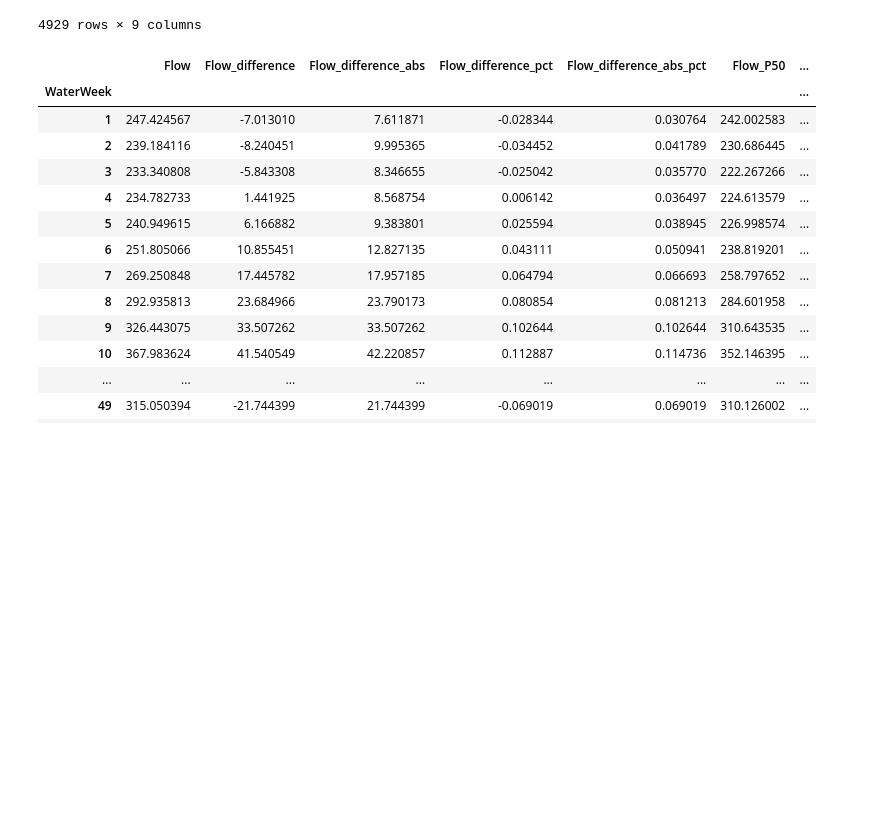
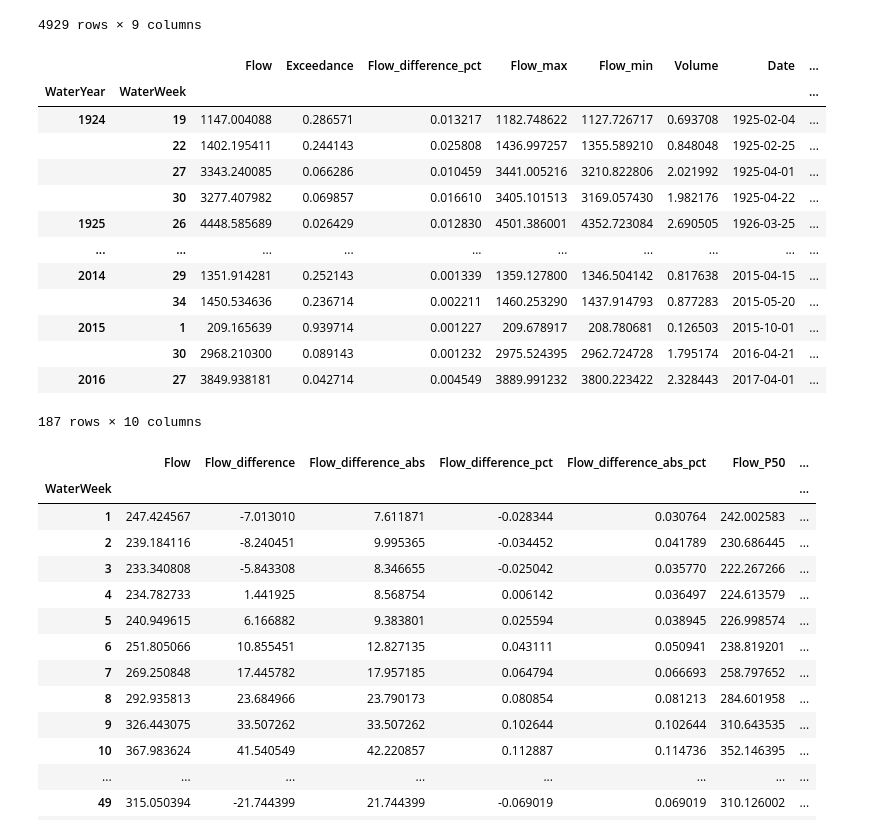
Before and after one commit to AndyFlem/ngonye-notepad, a Jupyter notebook: c_flow_data.ipynb, the cells around one changed output. Drawn from its saved outputs; the diff is of its cells as text; code cells hidden in the pictures; blank space fills up the shorter version.

Commit message:
weekly

```diff
--- a/c_flow_data.ipynb
+++ b/c_flow_data.ipynb
@@ -533,6 +533,24 @@ weekly
 |  | 52 | 200.905599 | 0.953571 | 0.006443 | 203.023550 | 200.552607 | 0.121508 | 2017-09-23 | ... |
 |  | 53 | 200.013130 | 0.958000 | 0.002697 | 200.013130 | 200.013130 | 0.017281 | 2017-09-30 | ... |
 4929 rows × 9 columns
+# %%
+weekly['IsPeak']=(weekly['Flow']>weekly['Flow'].shift(1)) & (weekly['Flow']>weekly['Flow'].shift(-1))
+weekly.loc[weekly['IsPeak']==True]
+# %% [output]
+|  |  | Flow | Exceedance | Flow_difference_pct | Flow_max | Flow_min | Volume | Date | ... |
+| WaterYear | WaterWeek |  |  |  |  |  |  |  | ... |
+| 1924 | 19 | 1147.004088 | 0.286571 | 0.013217 | 1182.748622 | 1127.726717 | 0.693708 | 1925-02-04 | ... |
+|  | 22 | 1402.195411 | 0.244143 | 0.025808 | 1436.997257 | 1355.589210 | 0.848048 | 1925-02-25 | ... |
+|  | 27 | 3343.240085 | 0.066286 | 0.010459 | 3441.005216 | 3210.822806 | 2.021992 | 1925-04-01 | ... |
+|  | 30 | 3277.407982 | 0.069857 | 0.016610 | 3405.101513 | 3169.057430 | 1.982176 | 1925-04-22 | ... |
+| 1925 | 26 | 4448.585689 | 0.026429 | 0.012830 | 4501.386001 | 4352.723084 | 2.690505 | 1926-03-25 | ... |
+| ... | ... | ... | ... | ... | ... | ... | ... | ... | ... |
+| 2014 | 29 | 1351.914281 | 0.252143 | 0.001339 | 1359.127800 | 1346.504142 | 0.817638 | 2015-04-15 | ... |
+|  | 34 | 1450.534636 | 0.236714 | 0.002211 | 1460.253290 | 1437.914793 | 0.877283 | 2015-05-20 | ... |
+| 2015 | 1 | 209.165639 | 0.939714 | 0.001227 | 209.678917 | 208.780681 | 0.126503 | 2015-10-01 | ... |
+|  | 30 | 2968.210300 | 0.089143 | 0.001232 | 2975.524395 | 2962.724728 | 1.795174 | 2016-04-21 | ... |
+| 2016 | 27 | 3849.938181 | 0.042714 | 0.004549 | 3889.991232 | 3800.223422 | 2.328443 | 2017-04-01 | ... |
+187 rows × 10 columns
 # %%
 waterweeks=weekly[['Flow','Flow_difference','Flow_difference_abs']].groupby(["WaterWeek"]).mean()
 waterweeks['Flow_difference_pct']=waterweeks['Flow_difference']/waterweeks['Flow']
```
Also changed, not shown: parts of 1 cell of this notebook, 1 other file.
